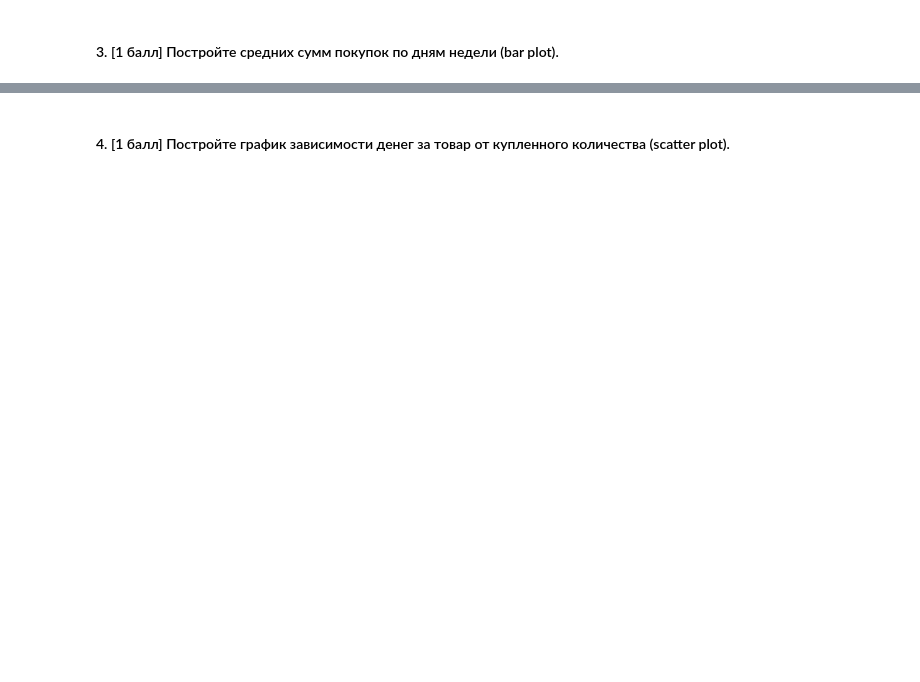
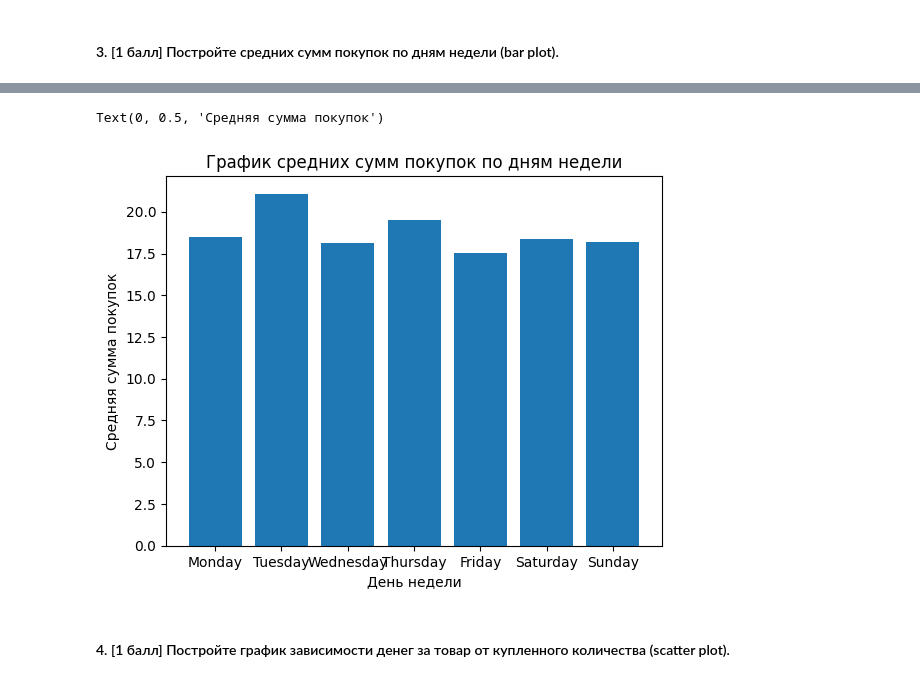
Before and after one commit to dgevseljev/MachineLearning2023, a Jupyter notebook: homework-practice-01-pandas.ipynb, the cells around one changed output, grey strips where cells are left out. Saved outputs shown, nothing was run; the diff lists cells and outputs as text; code cells hidden in the pictures; blank space fills up the shorter version.

```diff
--- a/homework-practice-01-pandas.ipynb
+++ b/homework-practice-01-pandas.ipynb
@@ -432,0 +490,3 @@ df['date'] = df.order_id.map(dates['date'])
+# %%
+data14['day_of_week'] = pd.to_datetime(data14['date']).dt.day_name()
+data14
@@ -432,0 +507,3 @@ df['date'] = df.order_id.map(dates['date'])
+# %%
+xx = pd.DataFrame(data14.groupby(['order_id', 'day_of_week'])['price'].sum())
+xx
@@ -432,0 +525,3 @@ df['date'] = df.order_id.map(dates['date'])
+# %%
+yy = xx.groupby('day_of_week')['price'].mean()
+yy
@@ -433,2 +538,10 @@ df['date'] = df.order_id.map(dates['date'])
+# %%
+plt.bar(['Monday', 'Tuesday', 'Wednesday', 'Thursday', 'Friday', 'Saturday', 'Sunday'], yy.values)
+plt.title('График средних сумм покупок по дням недели')
+plt.xlabel('День недели')
+plt.ylabel('Средняя сумма покупок')
+# %% [output]
+Text(0, 0.5, 'Средняя сумма покупок')
+[figure, added]
 # %% [markdown]
 #### 4. [1 балл] Постройте график зависимости денег за товар от купленного количества (scatter plot).
```
Also changed, not shown: parts of 19 cells of this notebook.
